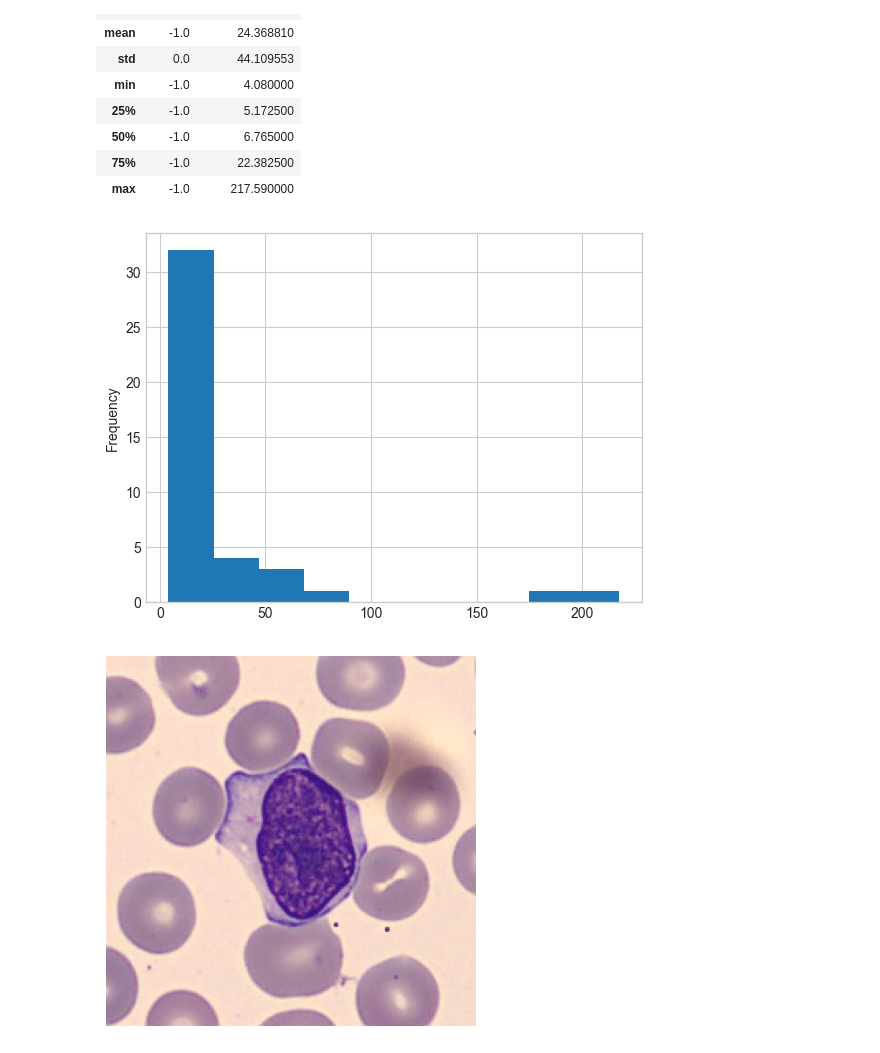
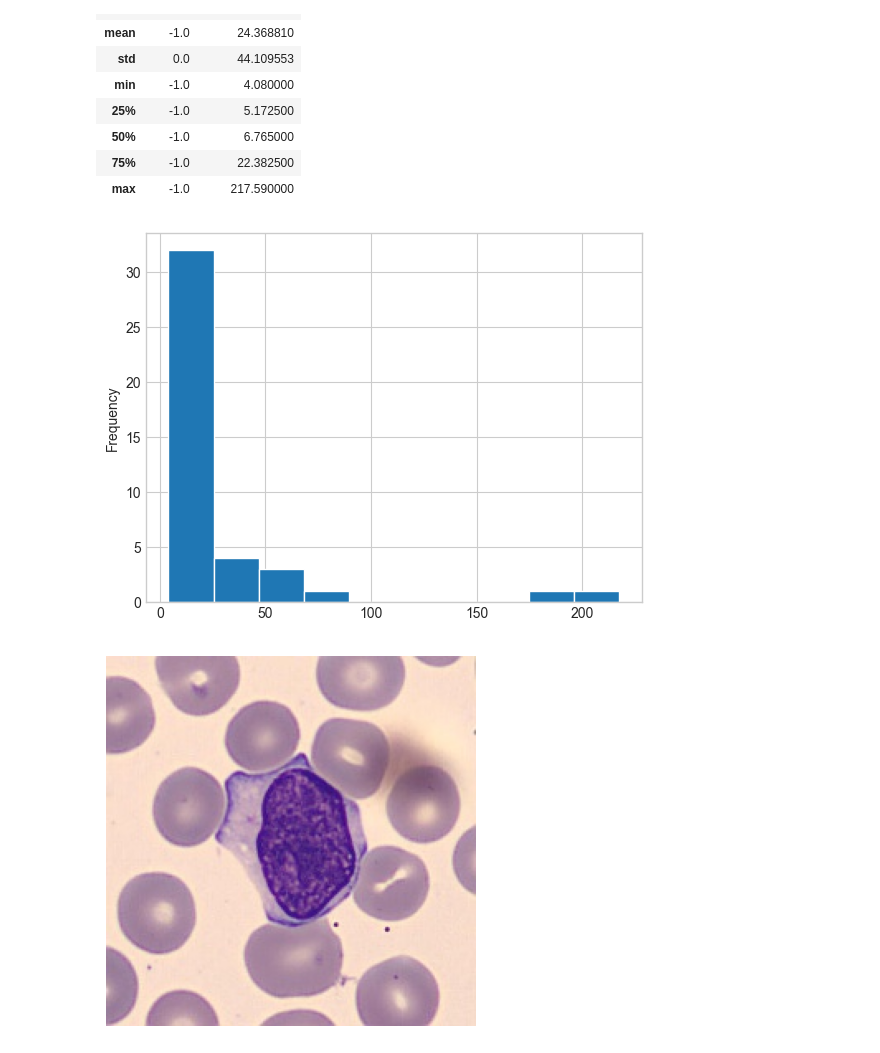
Before and after one commit to JuniorTonga/mva-dlmi-lymphocytosis-classification-project, a Jupyter notebook: notebooks/data_exploration.ipynb, the cells around one changed output. Cells and saved outputs as stored; diff of their text form; code cells hidden in the pictures.

```diff
--- a/notebooks/data_exploration.ipynb
+++ b/notebooks/data_exploration.ipynb
@@ -214,10 +215,10 @@ testset_data_df.describe()
 | 75% | -1.0 | 22.382500 |
 | max | -1.0 | 217.590000 |
 # %%
-testset_data_df["LYMPH_COUNT"].plot.hist()
+testset_data_df["LYMPH_COUNT"].plot.hist(edgecolor="white")
 plt.show()
 # %% [output]
-[figure, old version]
+[figure, new version]
 # %%
 from PIL import Image
 
```
Also changed, not shown: parts of 12 cells of this notebook, 2 other files.
